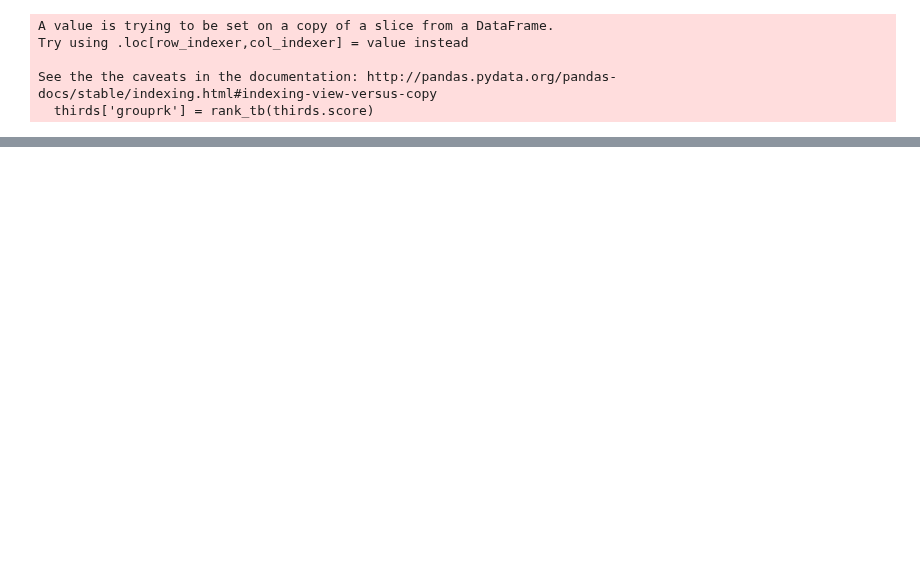
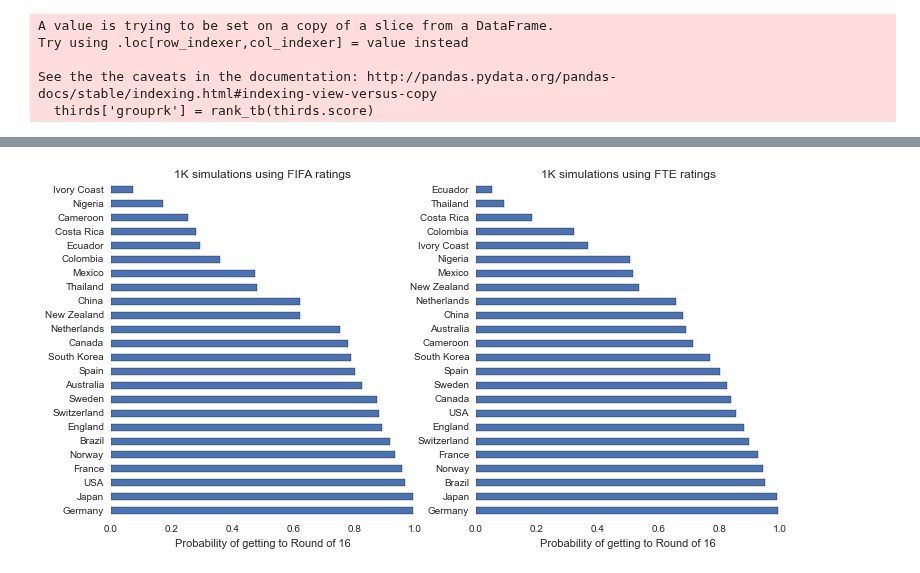
Before and after one commit to selwyth/wwc2015, a Jupyter notebook: normmodel.ipynb, the cells around one changed output, grey strips where cells are left out. Cells and saved outputs as stored; diff of their text form; code cells hidden in the pictures; blank space fills up the shorter version.

```diff
--- a/normmodel.ipynb
+++ b/normmodel.ipynb
@@ -130,0 +187,22 @@ for i, c in zip(ftedf.T, pal):
+# %%
+fifard16 = pd.Series([i for df in fifasim for i in df.team1[36:44]] + [i for df in fifasim for i in df.team2[36:44]])
+fifard16 = fifard16.value_counts() / float(1000)
+
+fig = plt.figure(figsize=(12,6))
+
+ax1 = fig.add_subplot(121)
+fifard16.plot(kind='barh', ax=ax1)
+ax1.set_xlabel('Probability of getting to Round of 16')
+ax1.set_title('1K simulations using FIFA ratings')
+
+fterd16 = pd.Series([i for df in ftesim for i in df.team1[36:44]] + [i for df in ftesim for i in df.team2[36:44]])
+fterd16 = fterd16.value_counts() / float(1000)
+
+ax2 = fig.add_subplot(122)
+fterd16.plot(kind='barh', ax=ax2)
+ax2.set_xlabel('Probability of getting to Round of 16')
+ax2.set_title('1K simulations using FTE ratings');
+
+fig.savefig('plots/round16.png')
+# %% [output]
+[figure, added]
```
Also changed, not shown: parts of 10 cells of this notebook, 12 other files.
